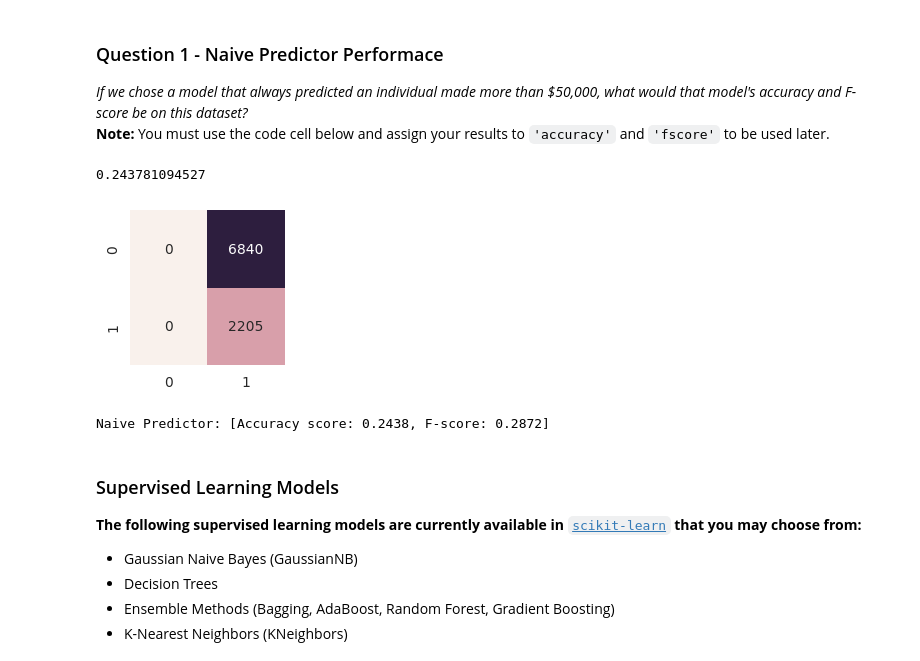
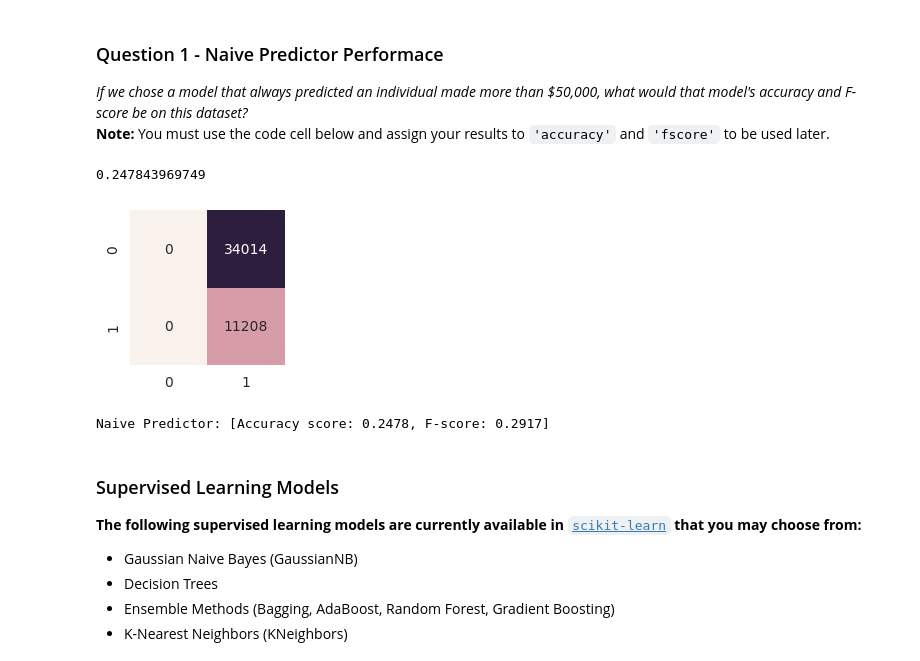
Before and after one commit to zarak/finding_donors, a Jupyter notebook: finding_donors.ipynb, the cells around one changed output. Cells and saved outputs as stored; diff of their text form; code cells hidden in the pictures.

```diff
--- a/finding_donors.ipynb
+++ b/finding_donors.ipynb
@@ -195,22 +195,23 @@ Looking at the distribution of classes (those who make at most \$50,000, and tho
 # %%
 from sklearn.metrics import accuracy_score
 from sklearn.metrics import confusion_matrix
 import seaborn as sns
 plt.rcParams['figure.figsize']=(2,2)
 
 # Predict that everybody makes more than $50k
-naive_preds = np.ones(len(y_test))
-print accuracy_score(y_test, naive_preds)
+naive_preds = np.ones(n_records)
+print accuracy_score(income, naive_preds)
 
-# False positive: model predicts 6840 individuals make more than $50k
+# False positive: model predicts 34014 individuals make more than $50k
 # Correctly classified: 2205 individuals make more than $50k
 # Model prediction is on the horizontal axis, ground truth is vertical
-conf_matrix = confusion_matrix(y_test, naive_preds)
+# conf_matrix = confusion_matrix(y_test, naive_preds)
+conf_matrix = confusion_matrix(income, naive_preds)
 sns.heatmap(conf_matrix, annot=True, fmt='d', annot_kws={"size": 10}, cbar=False);
 # display(conf_matrix)
 # %% [output]
-0.243781094527
+0.247843969749
-[figure, old version]
+[figure, new version]
 # %%
 def get_fscore(beta):
     """Return the fscore based on the values in the confusion matrix and a given value for beta."""
@@ -223,7 +224,7 @@ def get_fscore(beta):
     return (1 + beta**2) * (precision * recall) / ((beta**2 * precision) + recall)
 # %%
 # TODO: Calculate accuracy
-accuracy = accuracy_score(y_test, naive_preds)
+accuracy = accuracy_score(income, naive_preds)
 
 # TODO: Calculate F-score using the formula above for beta = 0.5
 fscore = get_fscore(0.5)
@@ -231,7 +232,7 @@ fscore = get_fscore(0.5)
 # Print the results
 print "Naive Predictor: [Accuracy score: {:.4f}, F-score: {:.4f}]".format(accuracy, fscore)
 # %% [output]
-Naive Predictor: [Accuracy score: 0.2438, F-score: 0.2872]
+Naive Predictor: [Accuracy score: 0.2478, F-score: 0.2917]
 # %% [markdown]
 ###  Supervised Learning Models
 **The following supervised learning models are currently available in** [`scikit-learn`](http://scikit-learn.org/stable/supervised_learning.html) **that you may choose from:**
```
Also changed, not shown: parts of 5 cells of this notebook.
